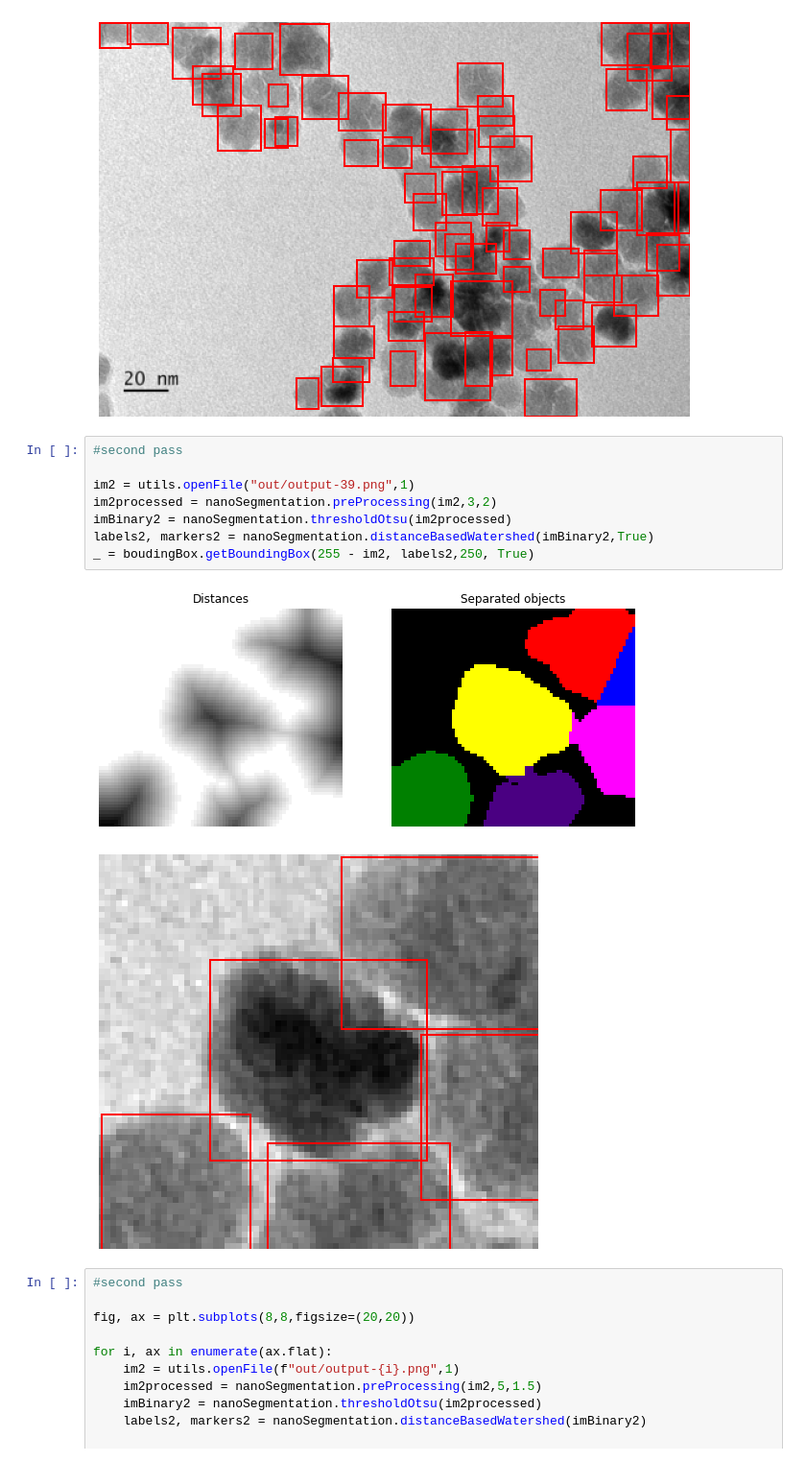
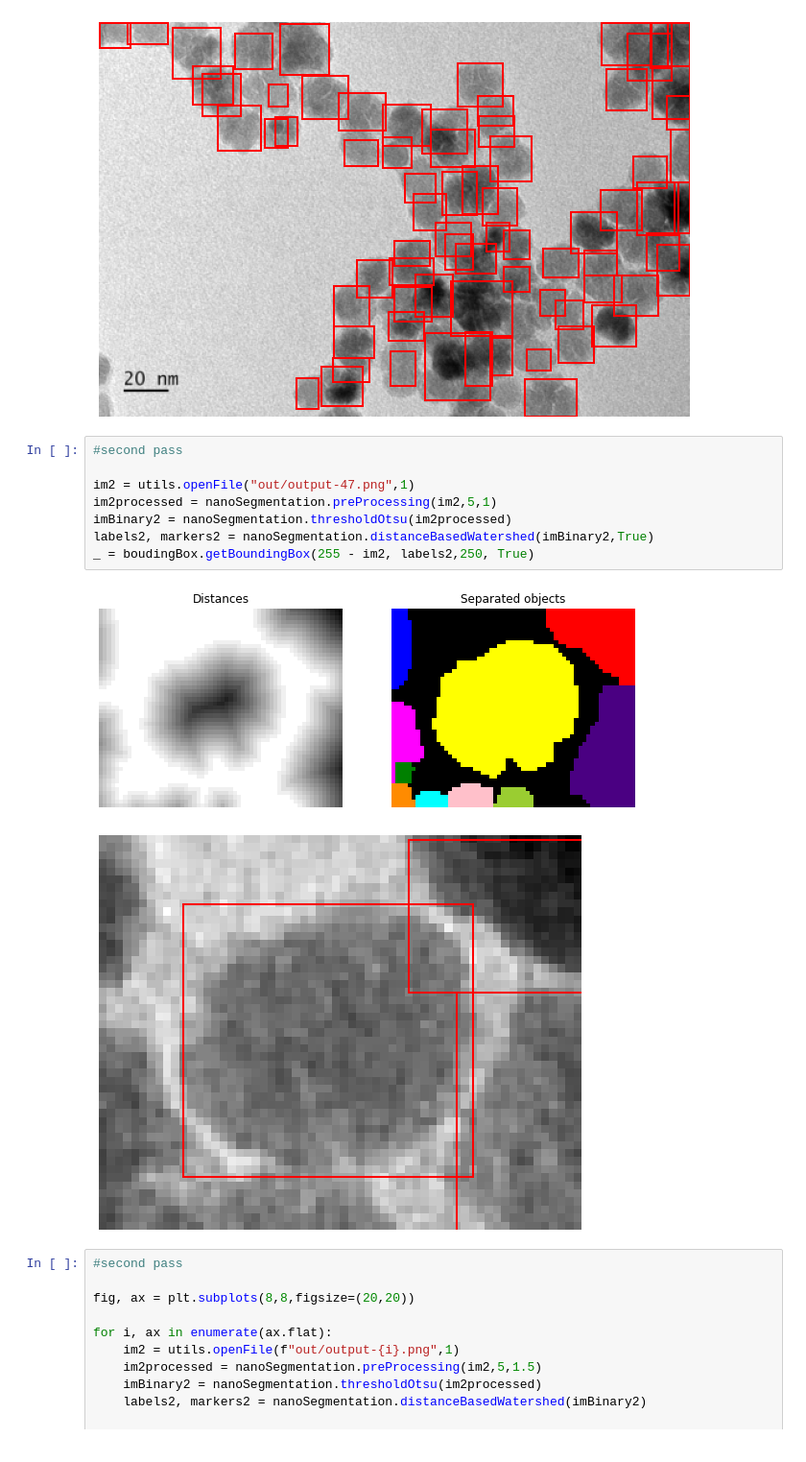
Before and after one commit to Cewein/Nanoparticle-segmentation-classification, a Jupyter notebook: Segemenation_of_nano_particle.ipynb, the cells around one changed output. Shown at 96% size. Drawn from its saved outputs; the diff is of its cells as text.

```diff
--- a/Segemenation_of_nano_particle.ipynb
+++ b/Segemenation_of_nano_particle.ipynb
@@ -39,14 +39,14 @@ boudingBox.exctractParticle(255 - im2, bboxArray, save=True, display=False)
 # %%
 #second pass
 
-im2 = utils.openFile("out/output-39.png",1)
-im2processed = nanoSegmentation.preProcessing(im2,3,2)
+im2 = utils.openFile("out/output-47.png",1)
+im2processed = nanoSegmentation.preProcessing(im2,5,1)
 imBinary2 = nanoSegmentation.thresholdOtsu(im2processed)
 labels2, markers2 = nanoSegmentation.distanceBasedWatershed(imBinary2,True)
 _ = boudingBox.getBoundingBox(255 - im2, labels2,250, True)
 # %% [output]
-[figure, old version]
+[figure, new version]
-[figure, old version]
+[figure, new version]
 # %%
 #second pass
 
```
